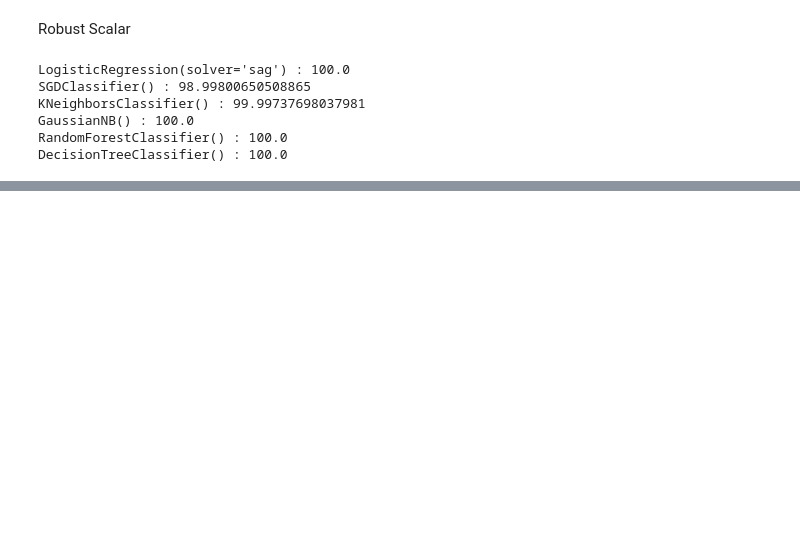
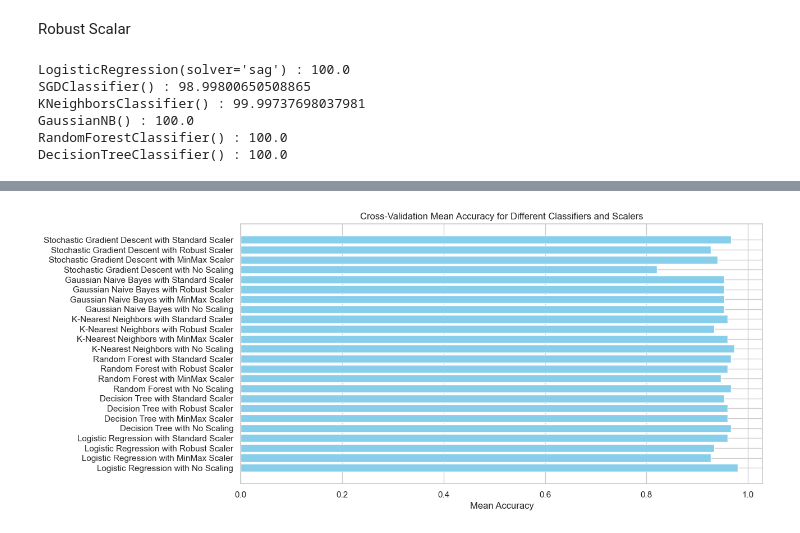
Before and after one commit to ToyotaPrius9/DataScienceFP, a Jupyter notebook: FP.ipynb, the cells around one changed output, grey strips where cells are left out. Drawn from its saved outputs; the diff is of its cells as text; code cells hidden in the pictures; blank space fills up the shorter version.

```diff
--- a/FP.ipynb
+++ b/FP.ipynb
@@ -676,0 +697,51 @@ for x,y in zip(dics.keys(),dics.values()):
+# %%
+# load iris
+iris = load_iris()
+x, y = iris.data, iris.target
+
+# store classifiers in variable
+classifiers = {
+    'Logistic Regression': LogisticRegression(solver='sag'),
+    'Decision Tree': DecisionTreeClassifier(),
+    'Random Forest': RandomForestClassifier(),
+    'K-Nearest Neighbors': KNeighborsClassifier(),
+    'Gaussian Naive Bayes': GaussianNB(),
+    'Stochastic Gradient Descent': SGDClassifier()
+}
+
+# store scalers in variable
+scalers = {
+    'No Scaling': None,
+    'MinMax Scaler': MinMaxScaler(),
+    'Robust Scaler': RobustScaler(),
+    'Standard Scaler': StandardScaler()
+}
+
+#  lists to store data to plotting
+labels = []
+values = []
+
+# loop classifier and scalar
+for clf_name, clf in classifiers.items():
+    for scaler_name, scaler in scalers.items():
+        if scaler is None:
+            model = clf
+        else:
+            model = make_pipeline(scaler, clf)
+
+        # cross-validate
+        cv_scores = cross_val_score(model, x, y, cv=5)
+        mean_accuracy = cv_scores.mean()
+
+        # add data for plotting
+        labels.append(f"{clf_name} with {scaler_name}")
+        values.append(mean_accuracy)
+
+# Plot dem
+plt.figure(figsize=(12, 6))
+plt.barh(labels, values, color='skyblue')
+plt.xlabel('Mean Accuracy')
+plt.title('Cross-Validation Mean Accuracy for Different Classifiers and Scalers')
+plt.show()
+# %% [output]
+[figure, added]
```
Also changed, not shown: parts of 15 cells of this notebook.
